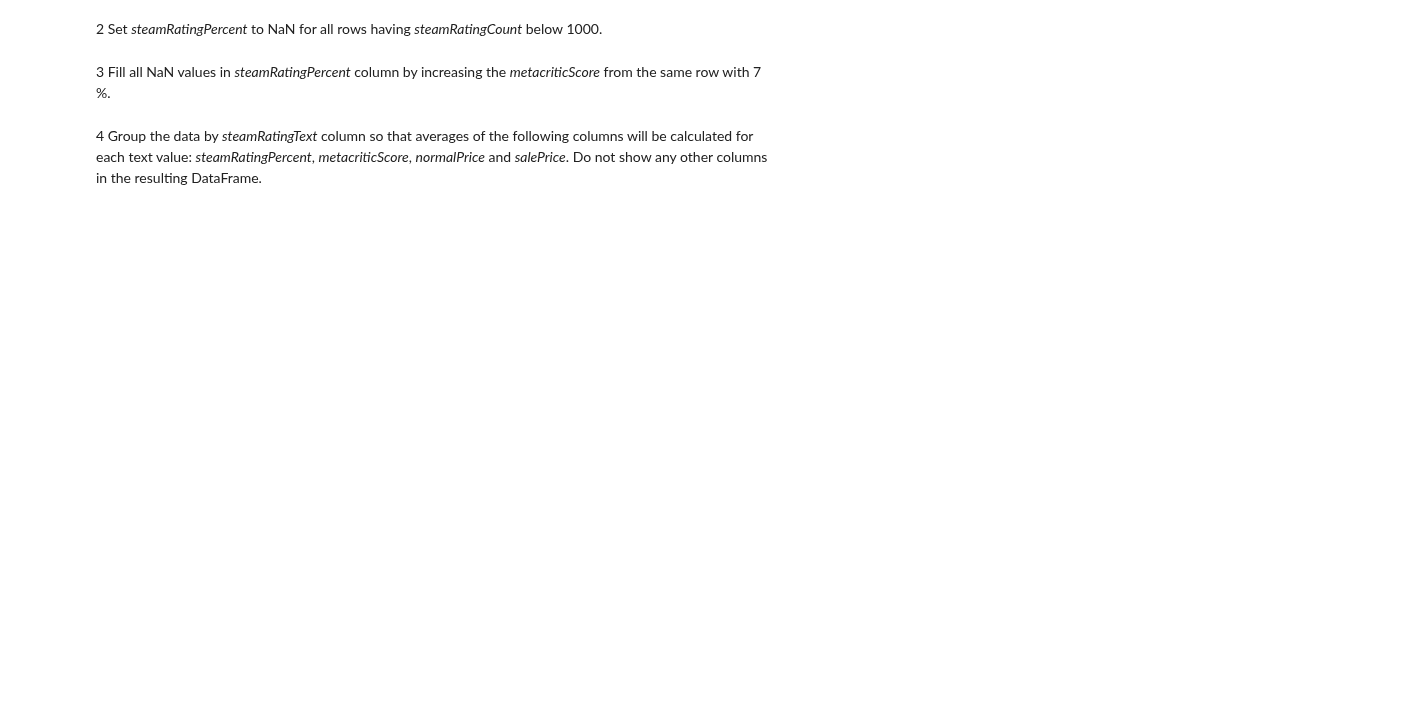
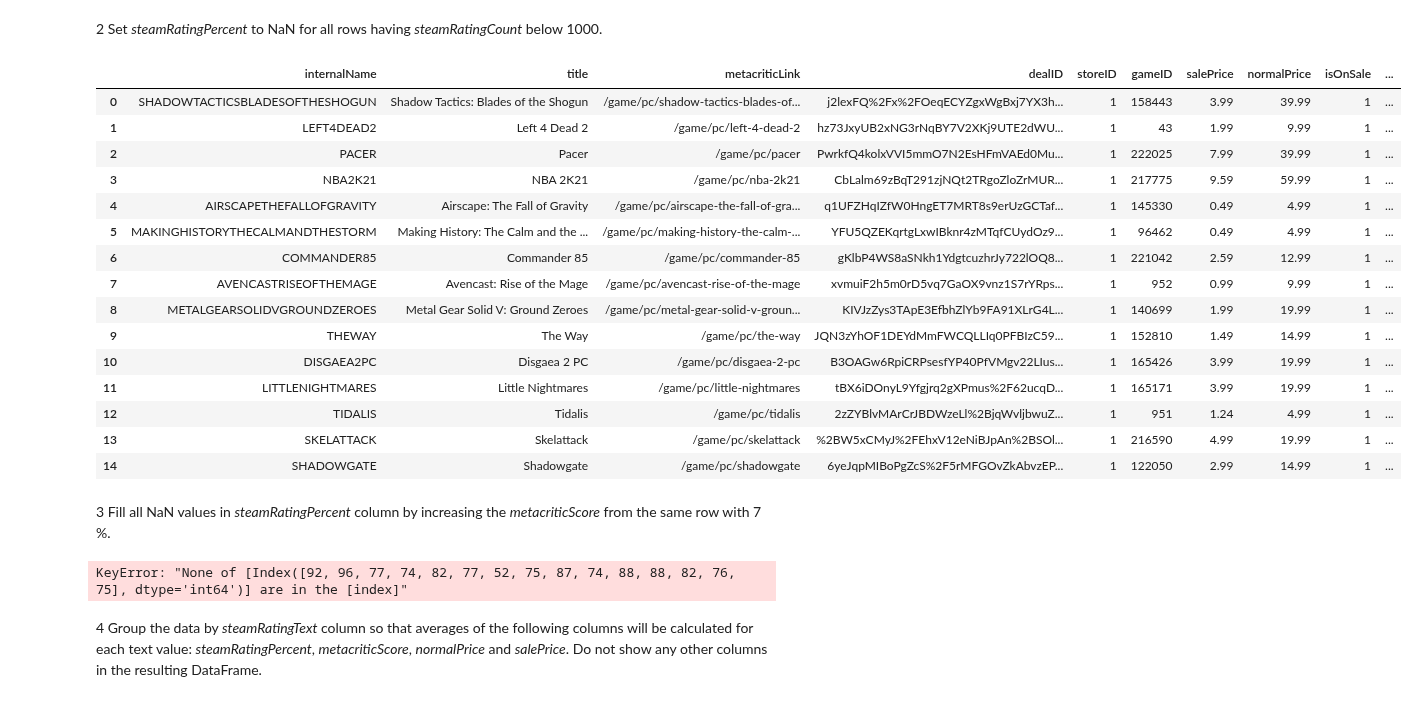
Before and after one commit to jaka-aurora/DAAI-Intro, a Jupyter notebook: Exercises/ex05-pandas-part-2.ipynb, the cells around one changed output. Cells and saved outputs as stored; diff of their text form; code cells hidden in the pictures; blank space fills up the shorter version.

```diff
--- a/Exercises/ex05-pandas-part-2.ipynb
+++ b/Exercises/ex05-pandas-part-2.ipynb
@@ -6,6 +33,33 @@
 # %% [markdown]
 2 Set *steamRatingPercent* to NaN for all rows having *steamRatingCount* below 1000.
+# %%
+games_df.loc[games_df["steamRatingCount"] < 1000, "steamRatingPercent"] = "NaN"
+
+games_df
+# %% [output]
+|  | internalName | title | metacriticLink | dealID | storeID | gameID | salePrice | normalPrice | isOnSale | ... |
+| 0 | SHADOWTACTICSBLADESOFTHESHOGUN | Shadow Tactics: Blades of the Shogun | /game/pc/shadow-tactics-blades-of... | j2lexFQ%2Fx%2FOeqECYZgxWgBxj7YX3h... | 1 | 158443 | 3.99 | 39.99 | 1 | ... |
+| 1 | LEFT4DEAD2 | Left 4 Dead 2 | /game/pc/left-4-dead-2 | hz73JxyUB2xNG3rNqBY7V2XKj9UTE2dWU... | 1 | 43 | 1.99 | 9.99 | 1 | ... |
+| 2 | PACER | Pacer | /game/pc/pacer | PwrkfQ4kolxVVI5mmO7N2EsHFmVAEd0Mu... | 1 | 222025 | 7.99 | 39.99 | 1 | ... |
+| 3 | NBA2K21 | NBA 2K21 | /game/pc/nba-2k21 | CbLalm69zBqT291zjNQt2TRgoZloZrMUR... | 1 | 217775 | 9.59 | 59.99 | 1 | ... |
+| 4 | AIRSCAPETHEFALLOFGRAVITY | Airscape: The Fall of Gravity | /game/pc/airscape-the-fall-of-gra... | q1UFZHqIZfW0HngET7MRT8s9erUzGCTaf... | 1 | 145330 | 0.49 | 4.99 | 1 | ... |
+| 5 | MAKINGHISTORYTHECALMANDTHESTORM | Making History: The Calm and the ... | /game/pc/making-history-the-calm-... | YFU5QZEKqrtgLxwIBknr4zMTqfCUydOz9... | 1 | 96462 | 0.49 | 4.99 | 1 | ... |
+| 6 | COMMANDER85 | Commander 85 | /game/pc/commander-85 | gKlbP4WS8aSNkh1YdgtcuzhrJy722lOQ8... | 1 | 221042 | 2.59 | 12.99 | 1 | ... |
+| 7 | AVENCASTRISEOFTHEMAGE | Avencast: Rise of the Mage | /game/pc/avencast-rise-of-the-mage | xvmuiF2h5m0rD5vq7GaOX9vnz1S7rYRps... | 1 | 952 | 0.99 | 9.99 | 1 | ... |
+| 8 | METALGEARSOLIDVGROUNDZEROES | Metal Gear Solid V: Ground Zeroes | /game/pc/metal-gear-solid-v-groun... | KIVJzZys3TApE3EfbhZlYb9FA91XLrG4L... | 1 | 140699 | 1.99 | 19.99 | 1 | ... |
+| 9 | THEWAY | The Way | /game/pc/the-way | JQN3zYhOF1DEYdMmFWCQLLIq0PFBIzC59... | 1 | 152810 | 1.49 | 14.99 | 1 | ... |
+| 10 | DISGAEA2PC | Disgaea 2 PC | /game/pc/disgaea-2-pc | B3OAGw6RpiCRPsesfYP40PfVMgv22LIus... | 1 | 165426 | 3.99 | 19.99 | 1 | ... |
+| 11 | LITTLENIGHTMARES | Little Nightmares | /game/pc/little-nightmares | tBX6iDOnyL9Yfgjrq2gXPmus%2F62ucqD... | 1 | 165171 | 3.99 | 19.99 | 1 | ... |
+| 12 | TIDALIS | Tidalis | /game/pc/tidalis | 2zZYBlvMArCrJBDWzeLl%2BjqWvljbwuZ... | 1 | 951 | 1.24 | 4.99 | 1 | ... |
+| 13 | SKELATTACK | Skelattack | /game/pc/skelattack | %2BW5xCMyJ%2FEhxV12eNiBJpAn%2BSOl... | 1 | 216590 | 4.99 | 19.99 | 1 | ... |
+| 14 | SHADOWGATE | Shadowgate | /game/pc/shadowgate | 6yeJqpMIBoPgZcS%2F5rMFGOvZkAbvzEP... | 1 | 122050 | 2.99 | 14.99 | 1 | ... |
 # %% [markdown]
 3 Fill all NaN values in *steamRatingPercent* column by increasing the *metacriticScore* from the same row with 7 %.
+# %%
+games_df.loc[games_df["metacriticScore"] + 7, "steamRatingPercent"] = games_df["metacriticScore"]
+
+games_df
+# %% [output]
+KeyError: "None of [Index([92, 96, 77, 74, 82, 77, 52, 75, 87, 74, 88, 88, 82, 76, 75], dtype='int64')] are in the [index]"
 # %% [markdown]
 4 Group the data by *steamRatingText* column so that averages of the following columns will be calculated for each text value: *steamRatingPercent*, *metacriticScore*, *normalPrice* and *salePrice*. Do not show any other columns in the resulting DataFrame.
```
Also changed, not shown: parts of 1 cell of this notebook, 1 other file.
